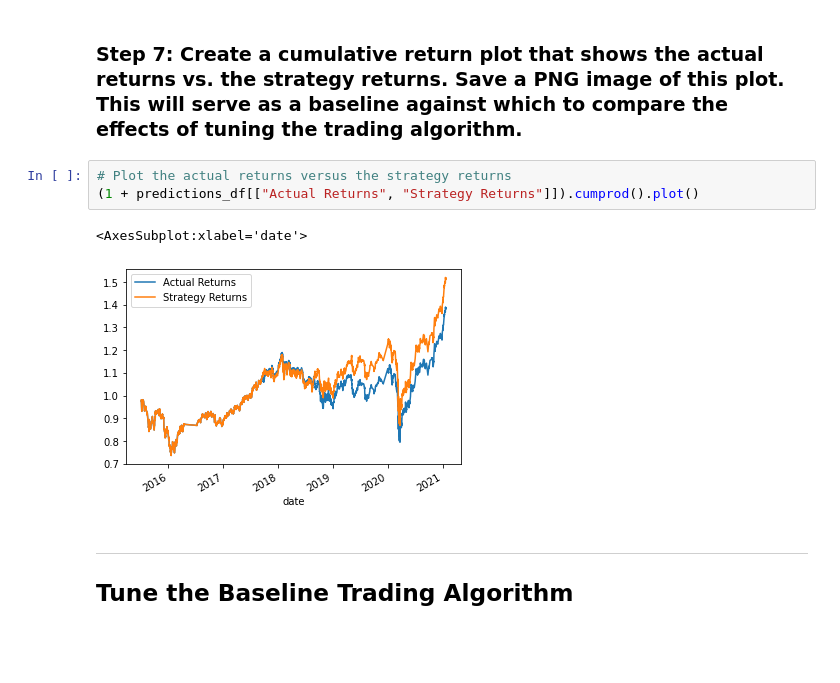
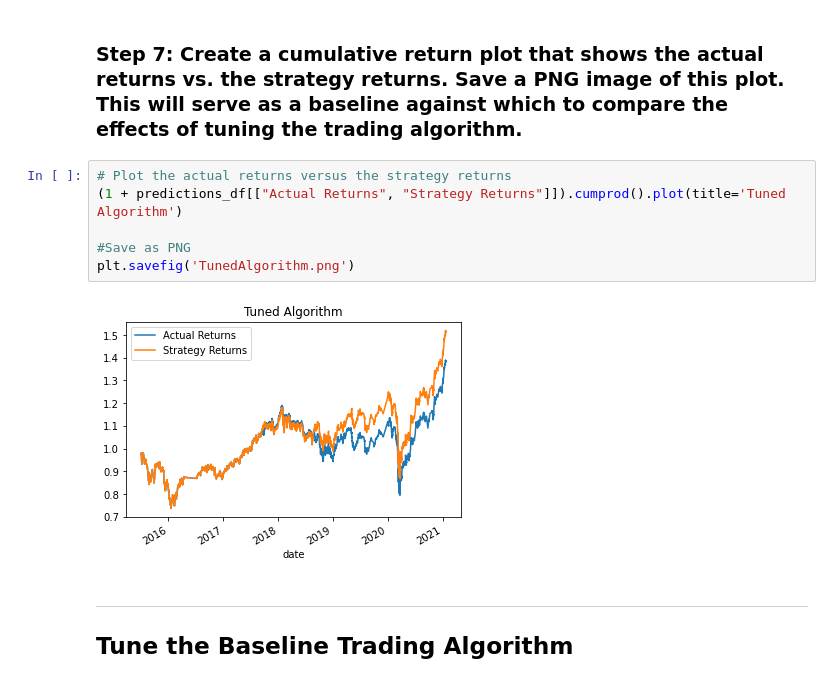
Before and after one commit to anythingelse-sf/AlgorithmicTrading, a Jupyter notebook: machine_learning_trading_bot.ipynb, the cells around one changed output. Cells and saved outputs as stored; diff of their text form; blank space fills up the shorter version.

```diff
--- a/machine_learning_trading_bot.ipynb
+++ b/machine_learning_trading_bot.ipynb
@@ -384,10 +322,12 @@ display(predictions_df.tail())
 ### Step 7: Create a cumulative return plot that shows the actual returns vs. the strategy returns. Save a PNG image of this plot. This will serve as a baseline against which to compare the effects of tuning the trading algorithm.
 # %%
 # Plot the actual returns versus the strategy returns
-(1 + predictions_df[["Actual Returns", "Strategy Returns"]]).cumprod().plot()
+(1 + predictions_df[["Actual Returns", "Strategy Returns"]]).cumprod().plot(title='Tuned Algorithm')
+
+#Save as PNG
+plt.savefig('TunedAlgorithm.png')
 # %% [output]
-<AxesSubplot:xlabel='date'>
-[figure, old version]
+[figure, new version]
 # %% [markdown]
 ---
 
```
Also changed, not shown: parts of 5 cells of this notebook, 4 other files.
